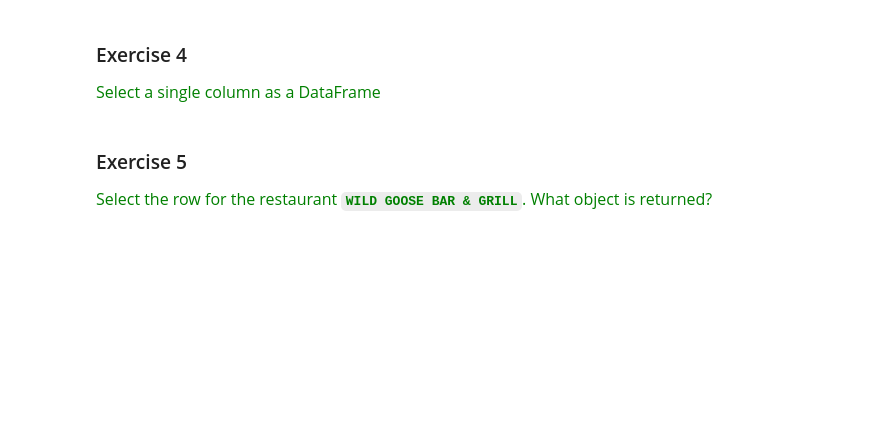
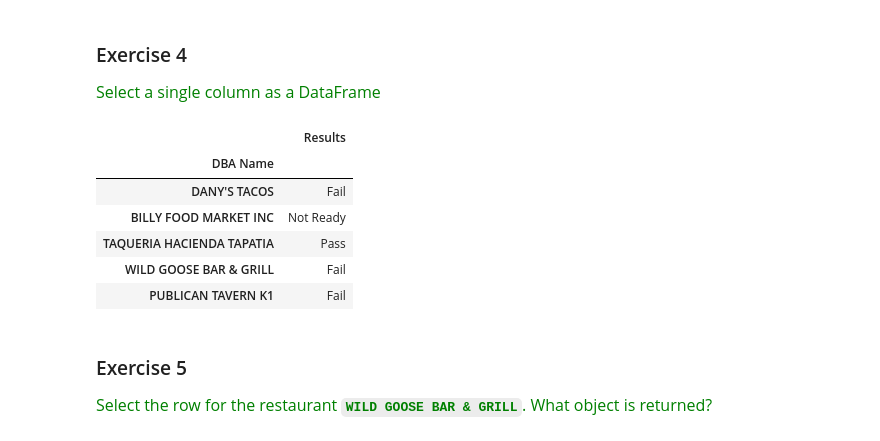
Before and after one commit to dianakorka/dmml2021, a Jupyter notebook: week2/Selecting Subsets/01 Selecting Subsets with [ ], .loc and .iloc.ipynb, the cells around one changed output. Drawn from its saved outputs; the diff is of its cells as text; code cells hidden in the pictures; blank space fills up the shorter version.

```diff
--- a/week2/Selecting Subsets/01 Selecting Subsets with [ ], .loc and .iloc.ipynb
+++ b/week2/Selecting Subsets/01 Selecting Subsets with [ ], .loc and .iloc.ipynb
@@ -1007,6 +1070,16 @@ Make sure you check your answers with the [solutions notebook](./Solutions.ipynb
 <span  style="color:green; font-size:16px">Select a single column as a DataFrame</span>
 # %%
 # your code here
+# %%
+df_idx[['Results']].head()
+# %% [output]
+|  | Results |
+| DBA Name |  |
+| DANY'S TACOS | Fail |
+| BILLY FOOD MARKET INC | Not Ready |
+| TAQUERIA HACIENDA TAPATIA | Pass |
+| WILD GOOSE BAR & GRILL | Fail |
+| PUBLICAN TAVERN K1 | Fail |
 # %% [markdown]
 ### Exercise 5
 <span  style="color:green; font-size:16px">Select the row for the restaurant **`WILD GOOSE BAR & GRILL`**.  What object is returned?</span>
```
Also changed, not shown: parts of 24 cells of this notebook.
